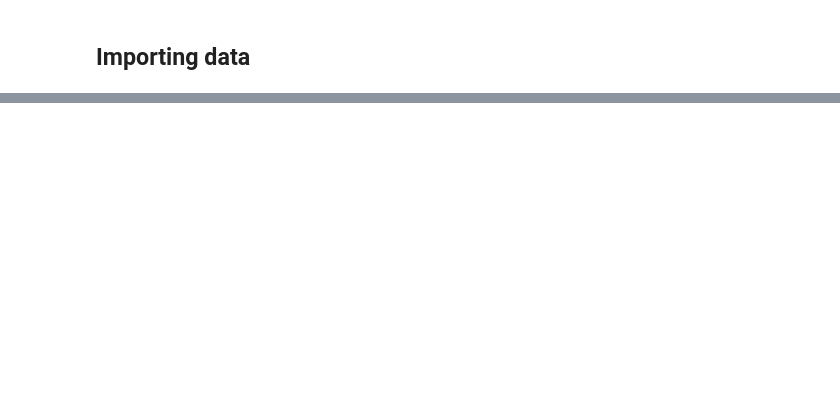
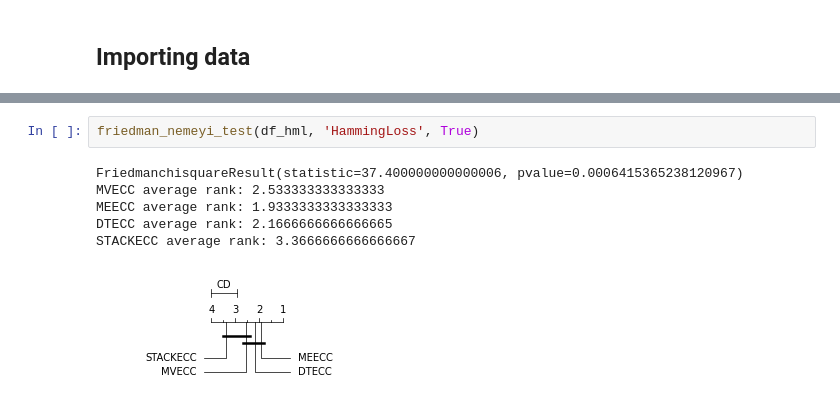
Before and after one commit to vfrocha/ddtecc, a Jupyter notebook: report.ipynb, the cells around one changed output, grey strips where cells are left out. Cells and saved outputs as stored; diff of their text form; blank space fills up the shorter version.

```diff
--- a/report.ipynb
+++ b/report.ipynb
@@ -188,0 +304,9 @@ create_metric_table('SubsetAccuracy', 'SAC_Rank')
+# %%
+friedman_nemeyi_test(df_hml, 'HammingLoss', True)
+# %% [output]
+FriedmanchisquareResult(statistic=37.400000000000006, pvalue=0.0006415365238120967)
+MVECC average rank: 2.533333333333333
+MEECC average rank: 1.9333333333333333
+DTECC average rank: 2.1666666666666665
+STACKECC average rank: 3.3666666666666667
+[figure, added]
```
Also changed, not shown: parts of 58 cells of this notebook, 6 other files.
